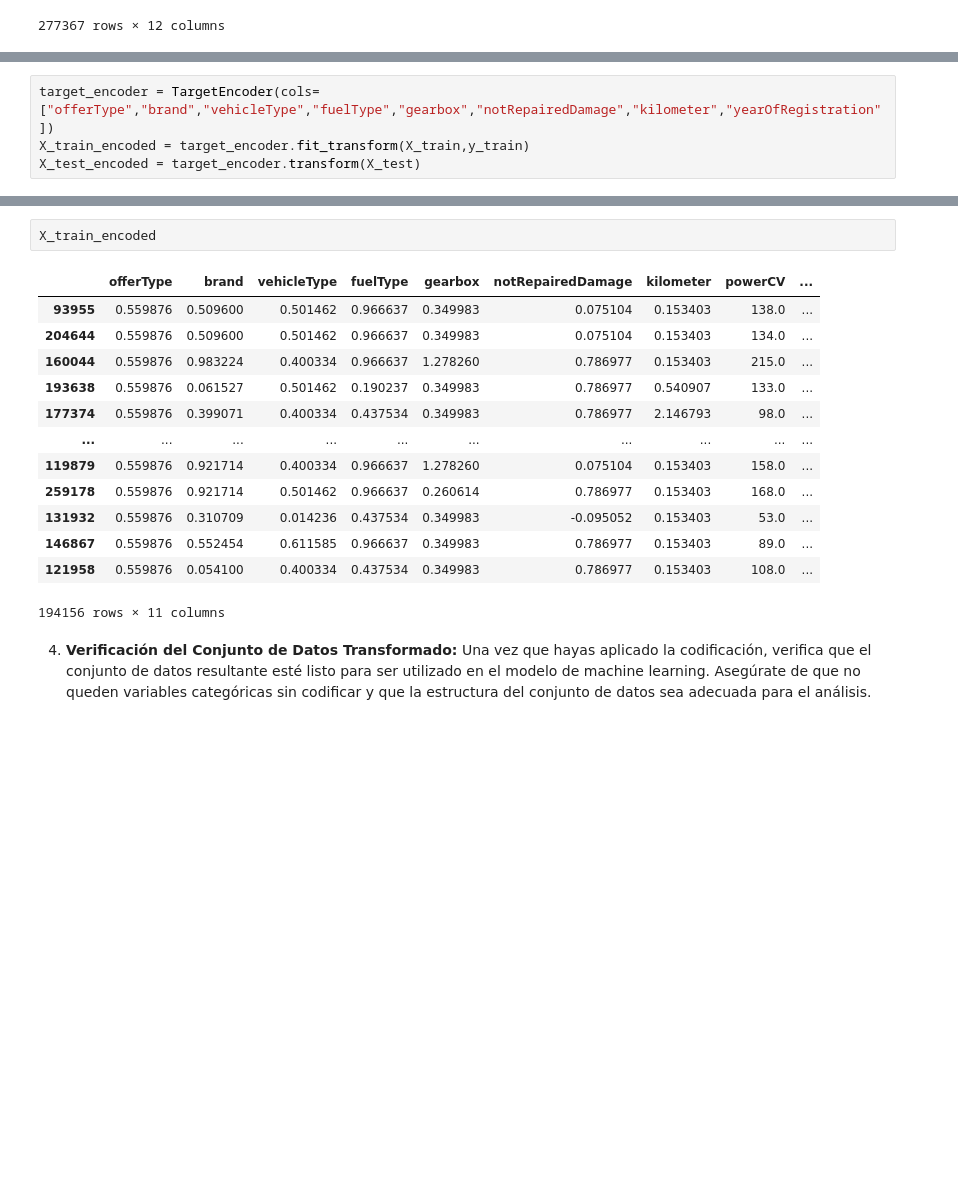
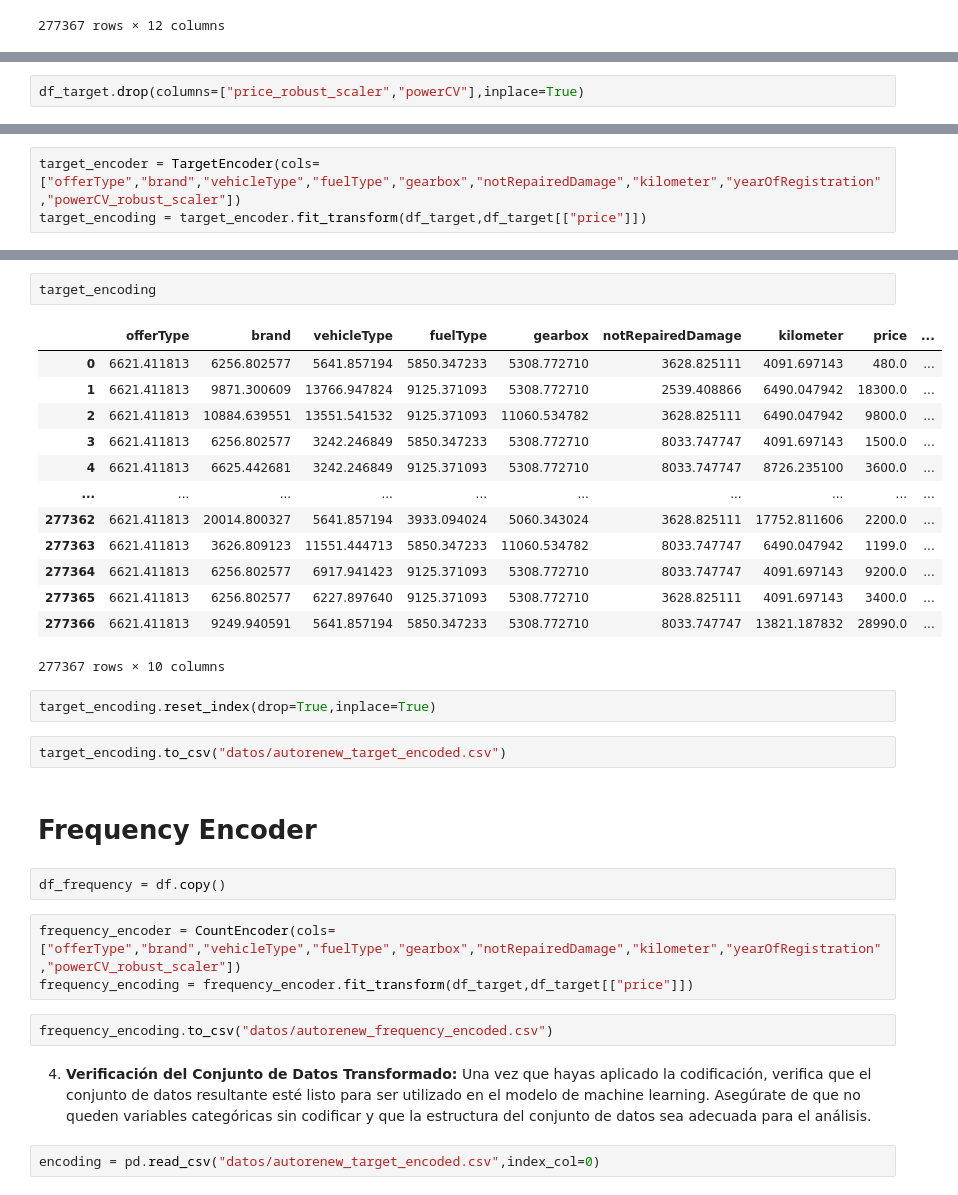
Before and after one commit to apelsito/laboratorio-modulo8-leccion01-RegresionLineal, a Jupyter notebook: laboratorio-modulo7-leccion04-encoding.ipynb, the cells around one changed output, grey strips where cells are left out. Saved outputs shown, nothing was run; the diff lists cells and outputs as text; blank space fills up the shorter version.

```diff
--- a/laboratorio-modulo7-leccion04-encoding.ipynb
+++ b/laboratorio-modulo7-leccion04-encoding.ipynb
@@ -380,0 +377,2 @@ X_train, X_test, y_train, y_test = train_test_split(X,y,test_size=0.3,random_sta
+# %%
+df_target.drop(columns=["price_robust_scaler","powerCV"],inplace=True)
@@ -381,4 +399,3 @@ X_train, X_test, y_train, y_test = train_test_split(X,y,test_size=0.3,random_sta
 # %%
-target_encoder = TargetEncoder(cols=["offerType","brand","vehicleType","fuelType","gearbox","notRepairedDamage","kilometer","yearOfRegistration"])
-X_train_encoded = target_encoder.fit_transform(X_train,y_train)
-X_test_encoded = target_encoder.transform(X_test)
+target_encoder = TargetEncoder(cols=["offerType","brand","vehicleType","fuelType","gearbox","notRepairedDamage","kilometer","yearOfRegistration","powerCV_robust_scaler"])
+target_encoding = target_encoder.fit_transform(df_target,df_target[["price"]])
@@ -401,18 +402,33 @@ X_test_encoded
-# %%
-X_train_encoded
-# %% [output]
-|  | offerType | brand | vehicleType | fuelType | gearbox | notRepairedDamage | kilometer | powerCV | ... |
-| 93955 | 0.559876 | 0.509600 | 0.501462 | 0.966637 | 0.349983 | 0.075104 | 0.153403 | 138.0 | ... |
-| 204644 | 0.559876 | 0.509600 | 0.501462 | 0.966637 | 0.349983 | 0.075104 | 0.153403 | 134.0 | ... |
-| 160044 | 0.559876 | 0.983224 | 0.400334 | 0.966637 | 1.278260 | 0.786977 | 0.153403 | 215.0 | ... |
-| 193638 | 0.559876 | 0.061527 | 0.501462 | 0.190237 | 0.349983 | 0.786977 | 0.540907 | 133.0 | ... |
-| 177374 | 0.559876 | 0.399071 | 0.400334 | 0.437534 | 0.349983 | 0.786977 | 2.146793 | 98.0 | ... |
-| ... | ... | ... | ... | ... | ... | ... | ... | ... | ... |
-| 119879 | 0.559876 | 0.921714 | 0.400334 | 0.966637 | 1.278260 | 0.075104 | 0.153403 | 158.0 | ... |
-| 259178 | 0.559876 | 0.921714 | 0.501462 | 0.966637 | 0.260614 | 0.786977 | 0.153403 | 168.0 | ... |
-| 131932 | 0.559876 | 0.310709 | 0.014236 | 0.437534 | 0.349983 | -0.095052 | 0.153403 | 53.0 | ... |
-| 146867 | 0.559876 | 0.552454 | 0.611585 | 0.966637 | 0.349983 | 0.786977 | 0.153403 | 89.0 | ... |
-| 121958 | 0.559876 | 0.054100 | 0.400334 | 0.437534 | 0.349983 | 0.786977 | 0.153403 | 108.0 | ... |
-194156 rows × 11 columns
+# %%
+target_encoding
+# %% [output]
+|  | offerType | brand | vehicleType | fuelType | gearbox | notRepairedDamage | kilometer | price | ... |
+| 0 | 6621.411813 | 6256.802577 | 5641.857194 | 5850.347233 | 5308.772710 | 3628.825111 | 4091.697143 | 480.0 | ... |
+| 1 | 6621.411813 | 9871.300609 | 13766.947824 | 9125.371093 | 5308.772710 | 2539.408866 | 6490.047942 | 18300.0 | ... |
+| 2 | 6621.411813 | 10884.639551 | 13551.541532 | 9125.371093 | 11060.534782 | 3628.825111 | 6490.047942 | 9800.0 | ... |
+| 3 | 6621.411813 | 6256.802577 | 3242.246849 | 5850.347233 | 5308.772710 | 8033.747747 | 4091.697143 | 1500.0 | ... |
+| 4 | 6621.411813 | 6625.442681 | 3242.246849 | 9125.371093 | 5308.772710 | 8033.747747 | 8726.235100 | 3600.0 | ... |
+| ... | ... | ... | ... | ... | ... | ... | ... | ... | ... |
+| 277362 | 6621.411813 | 20014.800327 | 5641.857194 | 3933.094024 | 5060.343024 | 3628.825111 | 17752.811606 | 2200.0 | ... |
+| 277363 | 6621.411813 | 3626.809123 | 11551.444713 | 5850.347233 | 11060.534782 | 8033.747747 | 6490.047942 | 1199.0 | ... |
+| 277364 | 6621.411813 | 6256.802577 | 6917.941423 | 9125.371093 | 5308.772710 | 8033.747747 | 4091.697143 | 9200.0 | ... |
+| 277365 | 6621.411813 | 6256.802577 | 6227.897640 | 9125.371093 | 5308.772710 | 3628.825111 | 4091.697143 | 3400.0 | ... |
+| 277366 | 6621.411813 | 9249.940591 | 5641.857194 | 5850.347233 | 5308.772710 | 8033.747747 | 13821.187832 | 28990.0 | ... |
+277367 rows × 10 columns
+# %%
+target_encoding.reset_index(drop=True,inplace=True)
+# %%
+target_encoding.to_csv("datos/autorenew_target_encoded.csv")
+# %% [markdown]
+# Frequency Encoder
+# %%
+df_frequency = df.copy()
+# %%
+frequency_encoder = CountEncoder(cols=["offerType","brand","vehicleType","fuelType","gearbox","notRepairedDamage","kilometer","yearOfRegistration","powerCV_robust_scaler"])
+frequency_encoding = frequency_encoder.fit_transform(df_target,df_target[["price"]])
+# %%
+frequency_encoding.to_csv("datos/autorenew_frequency_encoded.csv")
 # %% [markdown]
 4. **Verificación del Conjunto de Datos Transformado:** Una vez que hayas aplicado la codificación, verifica que el conjunto de datos resultante esté listo para ser utilizado en el modelo de machine learning. Asegúrate de que no queden variables categóricas sin codificar y que la estructura del conjunto de datos sea adecuada para el análisis.
+# %%
+encoding = pd.read_csv("datos/autorenew_target_encoded.csv",index_col=0)
```
Also changed, not shown: parts of 12 cells of this notebook, 3 other files.
